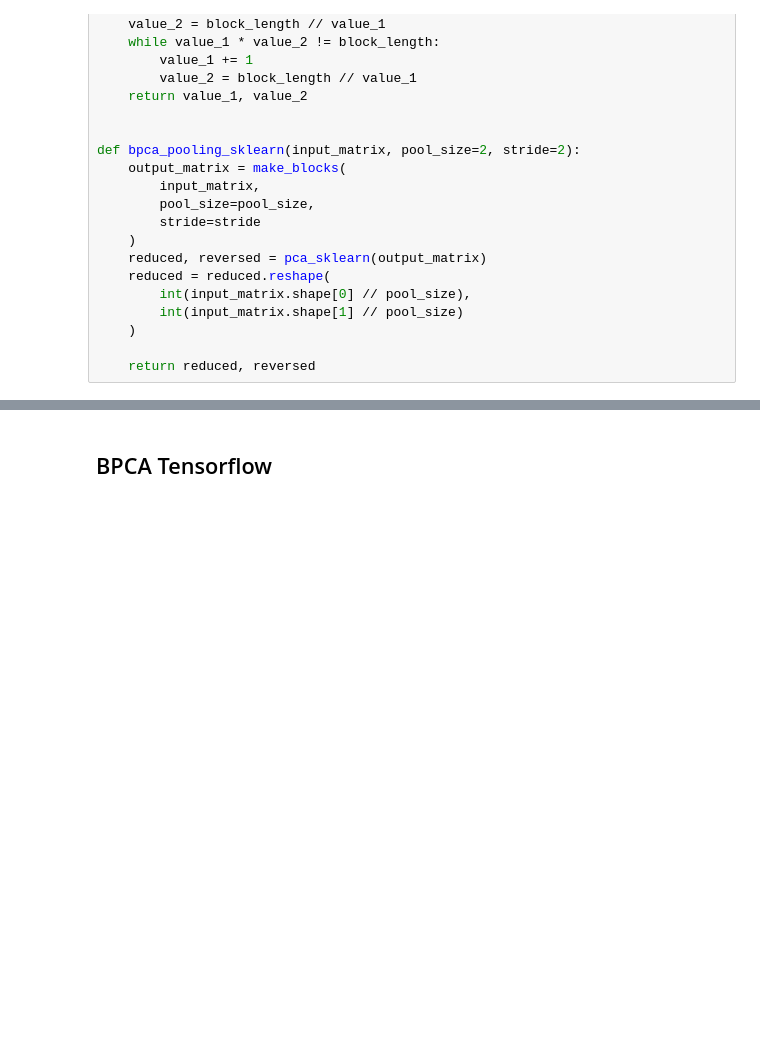
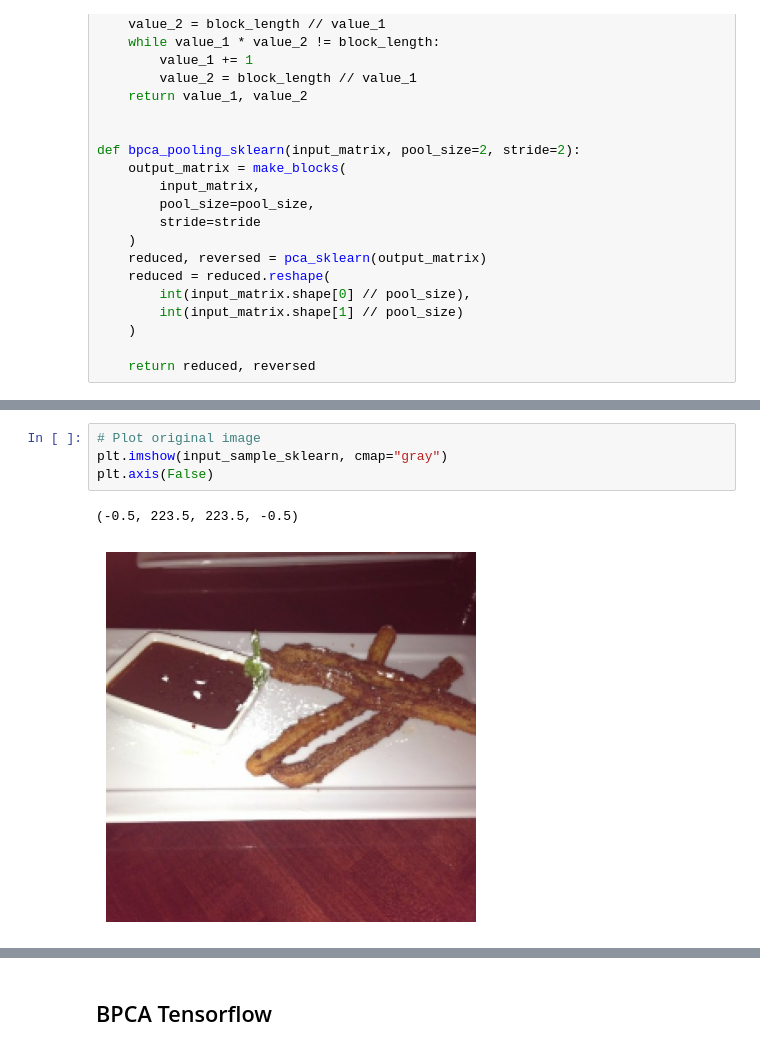
Before and after one commit to Lucs1590/vgg_bpca, a Jupyter notebook: notebooks/bpca_processing.ipynb, the cells around one changed output, grey strips where cells are left out. Saved outputs shown, nothing was run; the diff lists cells and outputs as text; blank space fills up the shorter version.

```diff
--- a/notebooks/bpca_processing.ipynb
+++ b/notebooks/bpca_processing.ipynb
@@ -240,0 +242,7 @@ plt.show()
+# %%
+# Plot original image
+plt.imshow(input_sample_sklearn, cmap="gray")
+plt.axis(False)
+# %% [output]
+(-0.5, 223.5, 223.5, -0.5)
+[figure, added]
```
Also changed, not shown: parts of 10 cells of this notebook.
